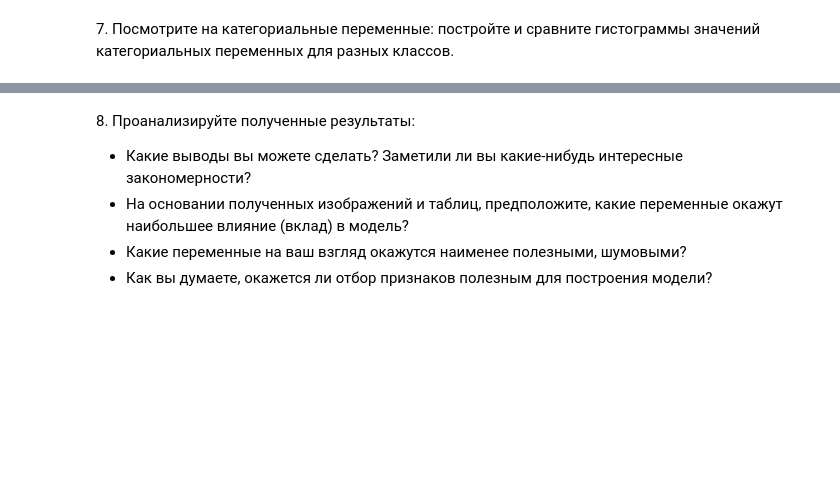
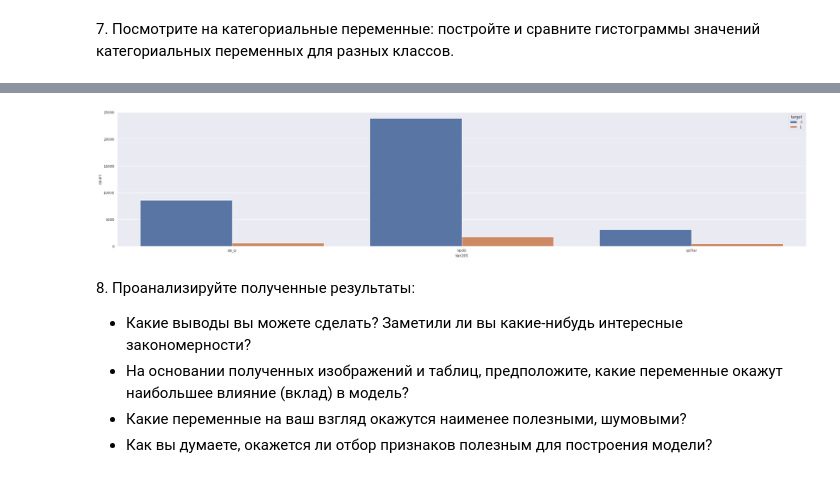
Before and after one commit to Uniholder/Specialization-Yandex-MIPT, a Jupyter notebook: 6_Final_projects/2_churn_prediction/week_1.ipynb, the cells around one changed output, grey strips where cells are left out. Cells and saved outputs as stored; diff of their text form; code cells hidden in the pictures; blank space fills up the shorter version.

```diff
--- a/6_Final_projects/2_churn_prediction/week_1.ipynb
+++ b/6_Final_projects/2_churn_prediction/week_1.ipynb
@@ -393,0 +509,4 @@ df_train['Var192'].value_counts().plot(kind='bar')
+# %%
+sns.countplot(x='Var205', hue='target', data=df_cat);
+# %% [output]
+[figure, added]
```
Also changed, not shown: parts of 42 cells of this notebook.
